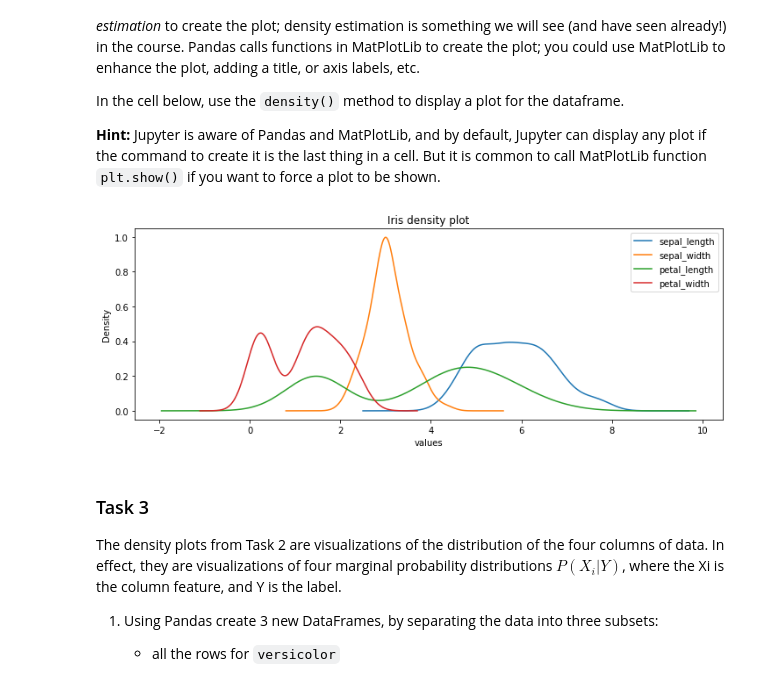
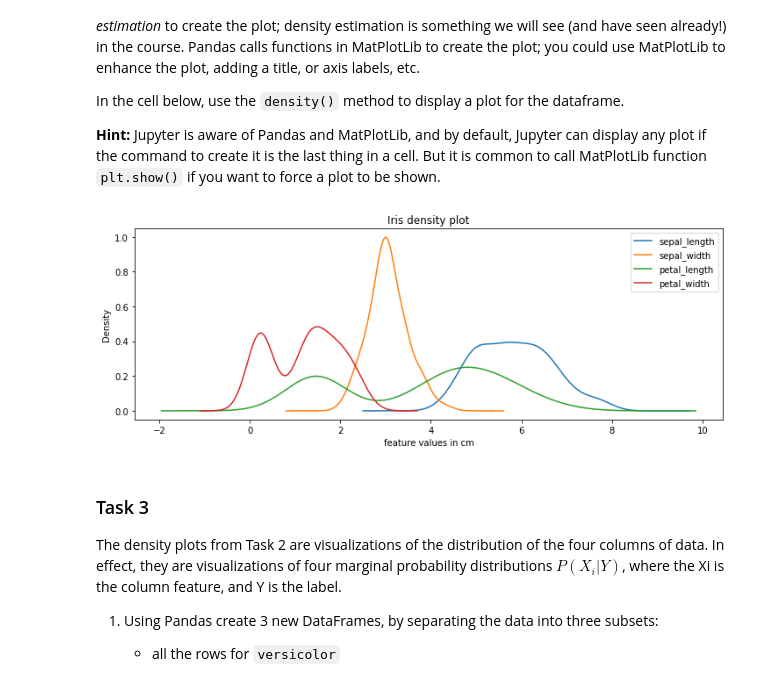
Before and after one commit to Minam7/CMPT820, a Jupyter notebook: HW1/Provided/A1Q7.ipynb, the cells around one changed output. Saved outputs shown, nothing was run; the diff lists cells and outputs as text; code cells hidden in the pictures.

```diff
--- a/HW1/Provided/A1Q7.ipynb
+++ b/HW1/Provided/A1Q7.ipynb
@@ -28,9 +28,11 @@ In the cell below, use the `density()` method to display a plot for the datafram
 **Hint:** Jupyter is aware of Pandas and MatPlotLib, and by default, Jupyter can display any plot if the command to create it is the last thing in a cell.  But it is common to call MatPlotLib function `plt.show()` if you want to force a plot to be shown.
 # %%
 plot = iris.plot.density(figsize=(12, 4))
-plot = plot.set(xlabel="values", title = 'Iris density plot')
+
+# adding plot axis label and title
+plot = plot.set(xlabel="feature values in cm", title = 'Iris density plot')
 # %% [output]
-[figure, old version]
+[figure, new version]
 # %% [markdown]
 ### Task 3
 The density plots from Task 2 are visualizations of the distribution of the four columns of data.  In effect, they are visualizations of four marginal probability distributions $P(X_i|Y)$, where the Xi is the column feature, and Y is the label.
```
Also changed, not shown: parts of 3 cells of this notebook.
